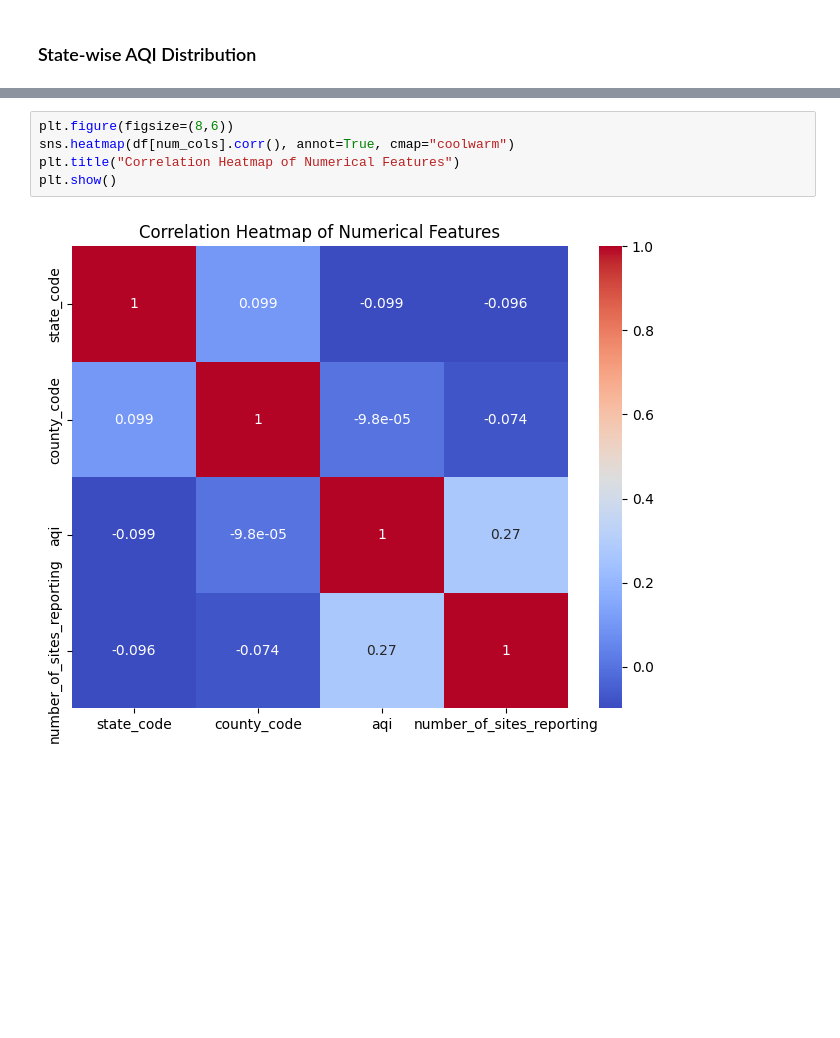
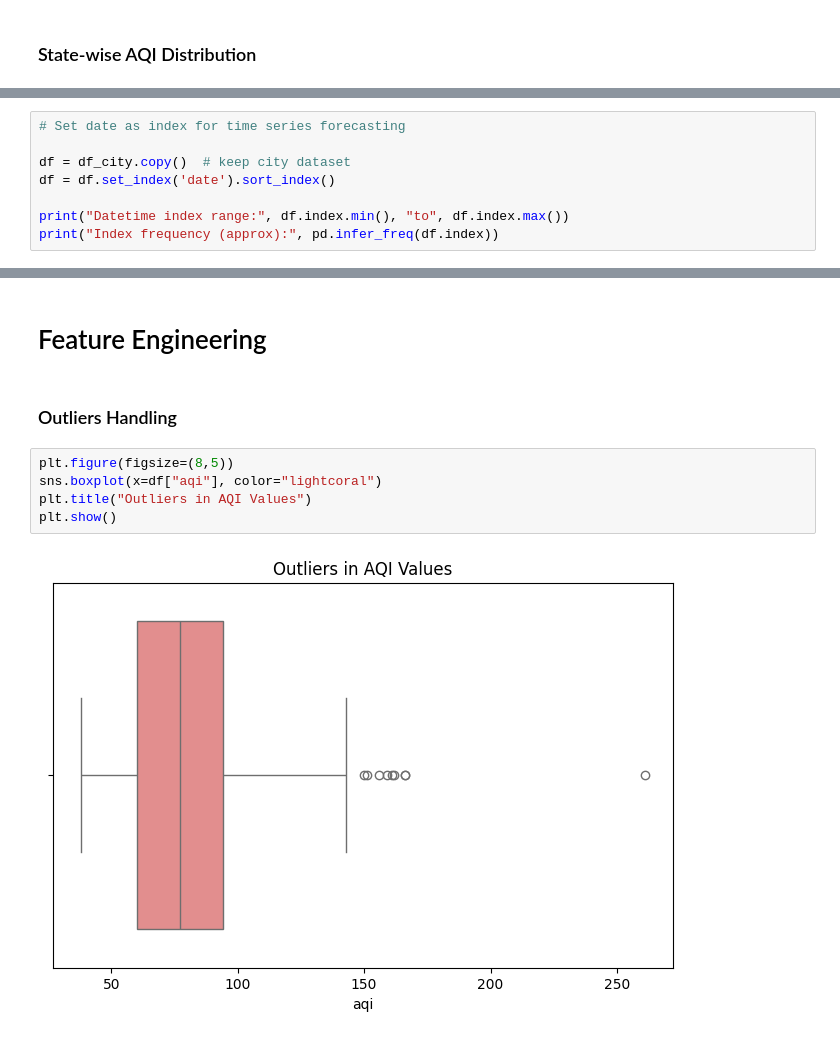
Before and after one commit to Shumail-Khan/Air-Quality-Index-Project, a Jupyter notebook: AQI_Data_EDA.ipynb, the cells around one changed output, grey strips where cells are left out. Cells and saved outputs as stored; diff of their text form; blank space fills up the shorter version.

```diff
--- a/AQI_Data_EDA.ipynb
+++ b/AQI_Data_EDA.ipynb
@@ -383,0 +526,8 @@ Numerical columns: ['state_code', 'county_code', 'aqi', 'number_of_sites_reporti
+# %%
+# Set date as index for time series forecasting
+
+df = df_city.copy()  # keep city dataset
+df = df.set_index('date').sort_index()
+
+print("Datetime index range:", df.index.min(), "to", df.index.max())
+print("Index frequency (approx):", pd.infer_freq(df.index))
@@ -384,7 +560,11 @@ Numerical columns: ['state_code', 'county_code', 'aqi', 'number_of_sites_reporti
+# %% [markdown]
+# Feature Engineering
+# %% [markdown]
+### Outliers Handling
 # %%
-plt.figure(figsize=(8,6))
-sns.heatmap(df[num_cols].corr(), annot=True, cmap="coolwarm")
-plt.title("Correlation Heatmap of Numerical Features")
+plt.figure(figsize=(8,5))
+sns.boxplot(x=df["aqi"], color="lightcoral")
+plt.title("Outliers in AQI Values")
 plt.show()
 # %% [output]
-[figure, old version]
+[figure, new version]
```
Also changed, not shown: parts of 53 cells of this notebook.
